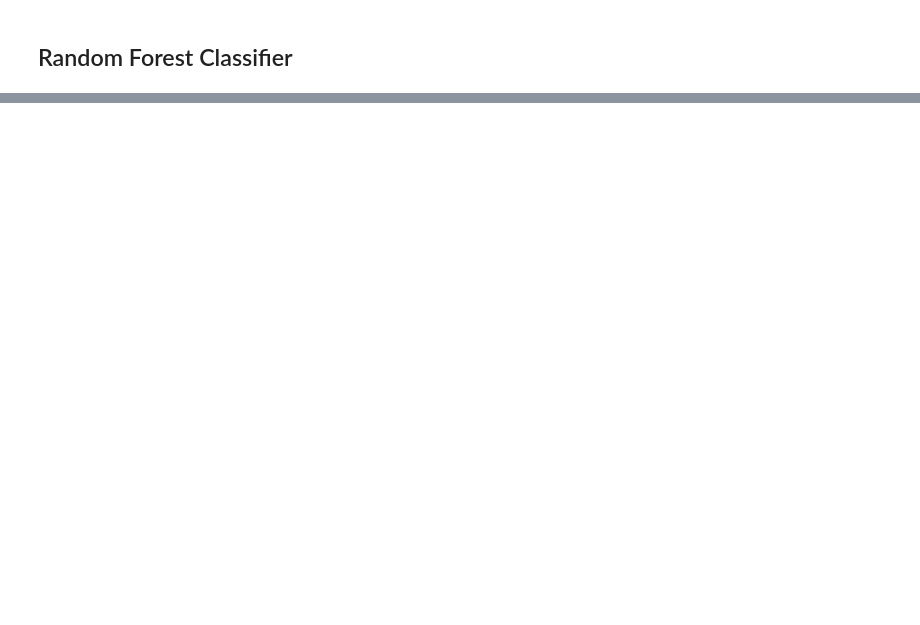
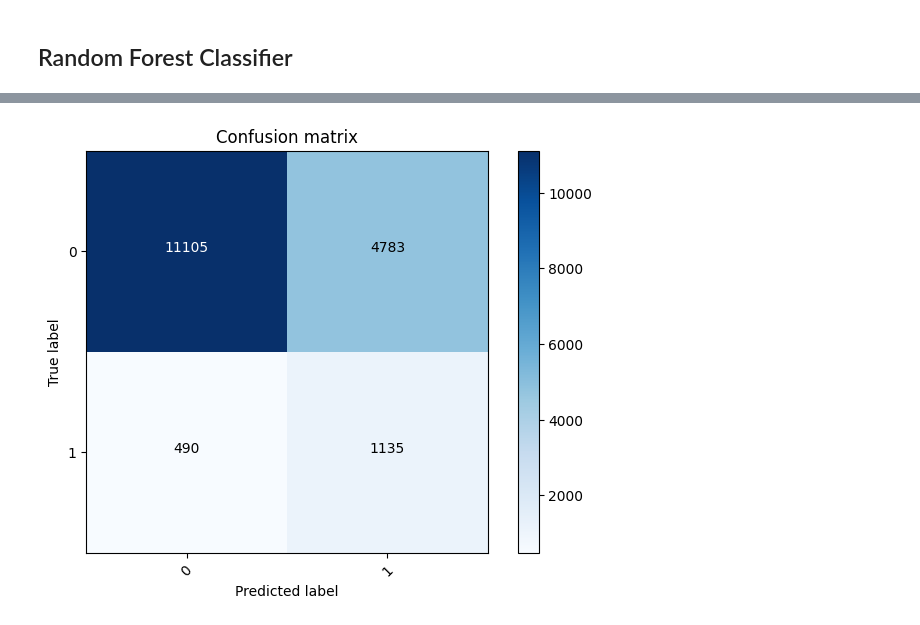
Before and after one commit to aaron-galligan/TradingBot, a Jupyter notebook: analysis.ipynb, the cells around one changed output, grey strips where cells are left out. Cells and saved outputs as stored; diff of their text form; code cells hidden in the pictures; blank space fills up the shorter version.

```diff
--- a/analysis.ipynb
+++ b/analysis.ipynb
@@ -111,3 +78,0 @@ Loading a variable
-# %%
-with open('saved_vars/Formatted_ticker_data_2015_2025.pkl', 'rb') as f:  # 'rb' = read binary
-    prices = pickle.load(f)
@@ -410,0 +431,82 @@ Accuracy:  0.8399864043204048
+# %%
+y = targets['next_day_5%']
+'''
+X = df_by_ticker.drop([
+    'transaction_date', 'trade_date', 'eff_trans_date', 'ticker','company_name', 'owner_name', 'prev_prices', 'future_prices',
+    'Title', 'transaction_type', 'Owned','trade_date_epoch', 'eff_trans_date_epoch', '30d_volatility', 'title_rank', 'filing_lad_days',
+    'Owned_norm', 'last_price', 'SPY_1d_return', 'is_during_market_hours', 'day_of_week', 'month_end_flag', 'Value', '1mo_return', 'shares_held',  'Qty', 'volume_zscore'
+], axis=1)'''
+
+X = df_by_ticker.drop([
+    'transaction_date', 'trade_date', 'eff_trans_date',
+    'ticker','company_name', 'owner_name', 'prev_prices', 'future_prices',
+    'Title', 'transaction_type', 'Owned','trade_date_epoch', 'eff_trans_date_epoch'
+    ], axis=1)
+print(X.columns)
+
+split_date = df_by_ticker['eff_trans_date'].quantile(0.8)
+train_idx = df_by_ticker['eff_trans_date'] <= split_date
+X_train, y_train = X.loc[train_idx], y.loc[train_idx]
+X_test, y_test = X.loc[~train_idx], y.loc[~train_idx]
+
+print('Number of trues: ', len(y_test[y_test==1]))
+print('Number of fales: ', len(y_test[y_test==0]))
+print('Percentage of faleses: ', len(y_test[y_test==0])/(len(y_test[y_test==0]) + len(y_test[y_test==1])))
+print()
+print()
+print()
+
+
+pos_weight = (len(y_train) - y_train.sum()) / y_train.sum()
+
+clf = xgb.XGBClassifier(
+    n_estimators=400,
+    learning_rate=0.05,
+    max_depth=6,
+    min_child_weight=3,
+    subsample=0.8,
+    colsample_bytree=0.8,
+    objective='binary:logistic',
+    eval_metric='aucpr',
+    scale_pos_weight=pos_weight,  # bias gradient toward positive class
+    n_jobs=-1,
+    random_state=42
+)
+
+clf.fit(X_train, y_train)
+
+y_pred_proba = clf.predict_proba(X_test)[:, 1]
+
+# Examine range of probabilities
+print("Min prob:", y_pred_proba.min(), "Max prob:", y_pred_proba.max())
+
+from sklearn.metrics import precision_recall_curve
+prec, rec, th = precision_recall_curve(y_test, y_pred_proba)
+prec, rec, th = prec[:-1], rec[:-1], th  # drop last precision/recall to match thresholds
+
+# Filter for thresholds that still yield some recall
+valid = rec > 0
+prec = prec[valid]
+rec = rec[valid]
+th = th[valid]
+
+# Choose threshold where precision >= recall (balanced conservatism)
+import numpy as np
+idx = np.argmax(prec >= rec)
+chosen_threshold = th[idx] if len(th) > 0 else 0.5
+
+y_pred = (y_pred_proba > chosen_threshold).astype(int)
+
+from sklearn.metrics import precision_score, recall_score, accuracy_score
+print(f"Threshold: {chosen_threshold:.3f}")
+print("Precision:", precision_score(y_test, y_pred), ' How many of the predicted up days were correct.')
+print("Recall:", recall_score(y_test, y_pred), ' How many up days were predicted as a proportion.')
+print("Accuracy:", accuracy_score(y_test, y_pred))
+
+
+
+y_pred = clf.predict(X_test)
+confusion_mtx = confusion_matrix(y_test, y_pred)
+#print(confusion_mtx)
+plot_confusion_matrix(confusion_mtx, classes = range(2))
+# %% [output]
@@ -410,0 +529 @@ Accuracy:  0.8399864043204048
+[figure, added]
```
Also changed, not shown: parts of 54 cells of this notebook, 8 other files.
